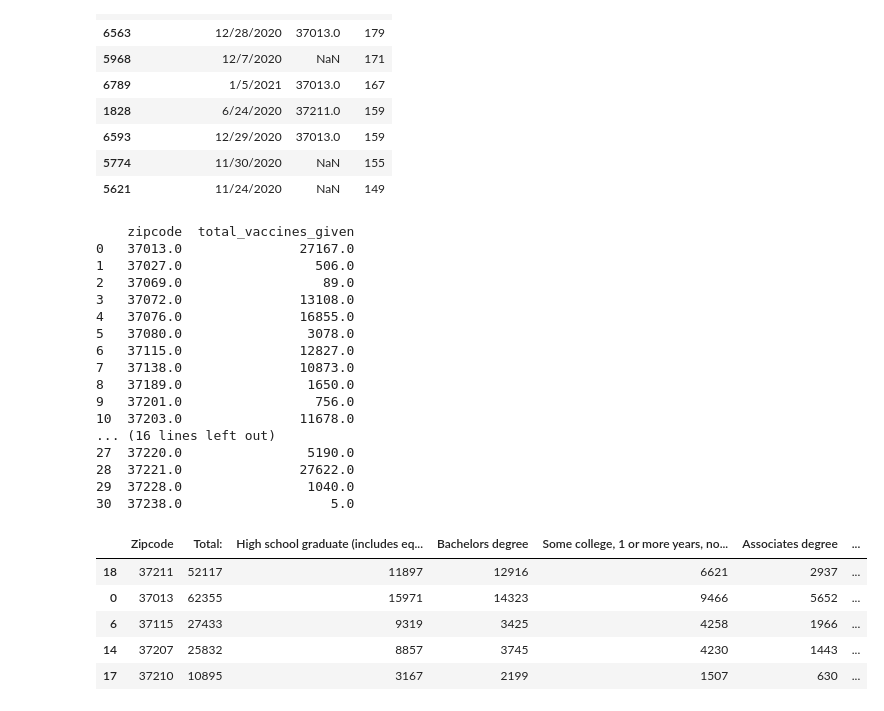
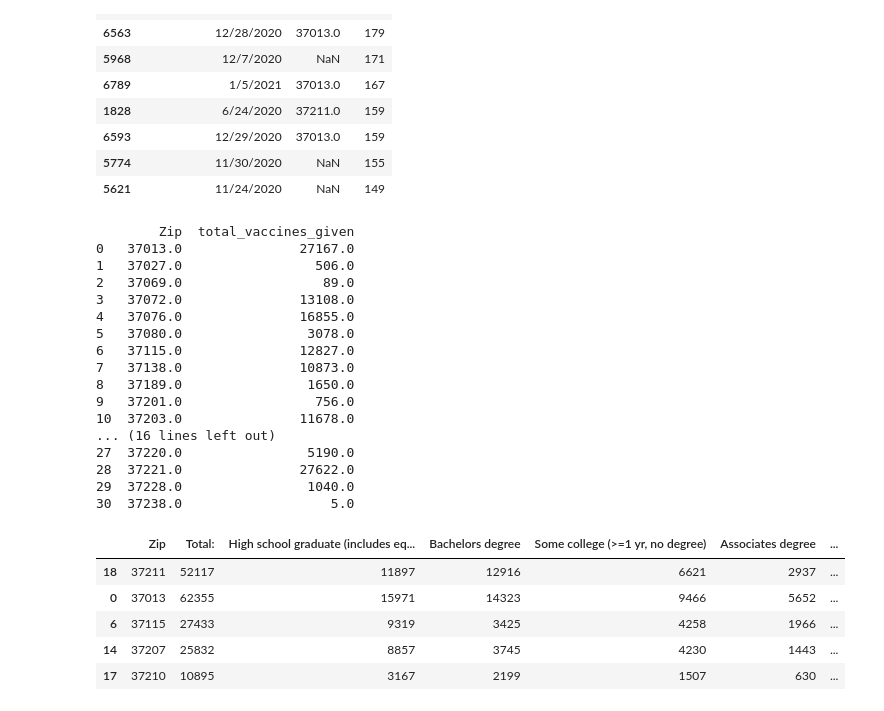
Before and after one commit to ryanhilber93/nash-covid-cases-vaccines-hot_chickens, a Jupyter notebook: data/COVID.ipynb, the cells around one changed output. Cells and saved outputs as stored; diff of their text form; code cells hidden in the pictures.

```diff
--- a/data/COVID.ipynb
+++ b/data/COVID.ipynb
@@ -173,9 +178,9 @@ most_vax_given = vax_df.groupby('zipcode')['count_given'].sum()
 # %%
 most_vax_df = pd.DataFrame(most_vax_given).reset_index()
-most_vax_df.columns = ['zipcode', 'total_vaccines_given']
+most_vax_df.columns = ['Zip', 'total_vaccines_given']
 print(most_vax_df)
 # %% [output]
-    zipcode  total_vaccines_given
+        Zip  total_vaccines_given
 0   37013.0               27167.0
 1   37027.0                 506.0
 2   37069.0                  89.0
@@ -195,9 +200,9 @@ print(most_vax_df)
 # %%
 education = pd.read_csv('education_by_zip.csv')
 # %%
-education.nlargest(5, ['5th and 6th grade'])
+education.nlargest(5, ['5th/6th grade'])
 # %% [output]
-|  | Zipcode | Total: | High school graduate (includes eq... | Bachelors degree | Some college, 1 or more years, no... | Associates degree | ... |
+|  | Zip | Total: | High school graduate (includes eq... | Bachelors degree | Some college (>=1 yr, no degree) | Associates degree | ... |
 | 18 | 37211 | 52117 | 11897 | 12916 | 6621 | 2937 | ... |
 | 0 | 37013 | 62355 | 15971 | 14323 | 9466 | 5652 | ... |
 | 6 | 37115 | 27433 | 9319 | 3425 | 4258 | 1966 | ... |
```
Also changed, not shown: parts of 40 cells of this notebook, 5 other files.
